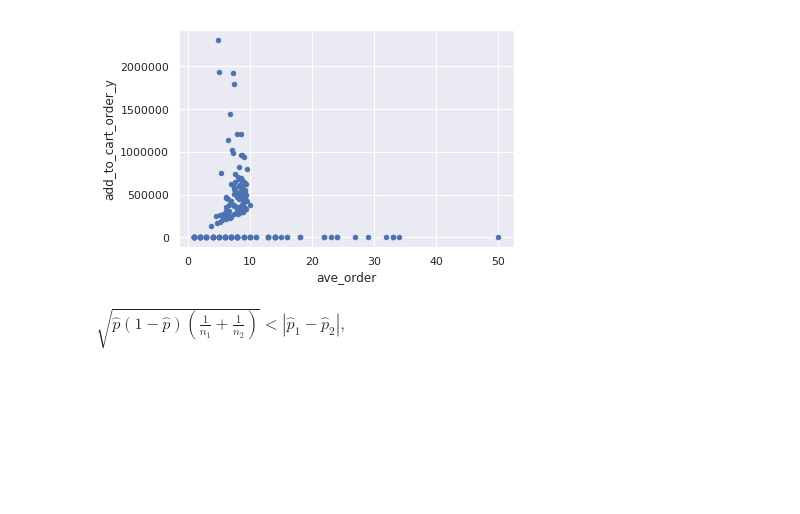
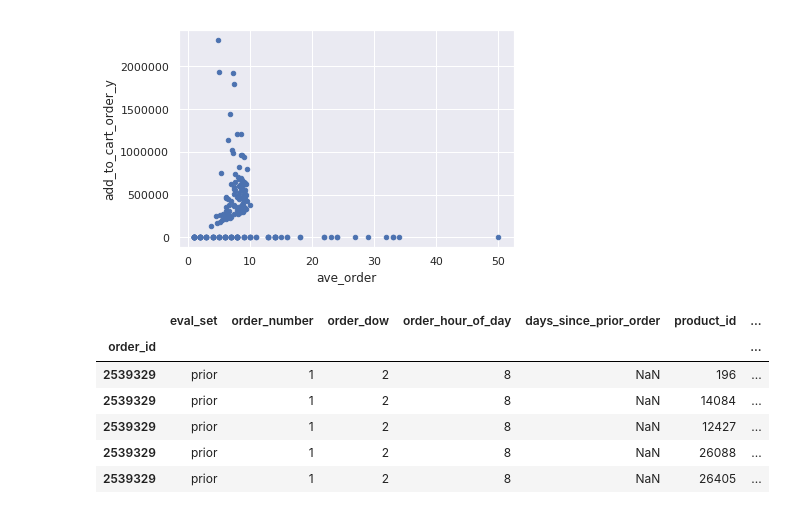
Before and after one commit to SDashev/Springboard-Capstone-1, a Jupyter notebook: insta_cart_1.ipynb, the cells around one changed output. Saved outputs shown, nothing was run; the diff lists cells and outputs as text; code cells hidden in the pictures; blank space fills up the shorter version.

```diff
--- a/insta_cart_1.ipynb
+++ b/insta_cart_1.ipynb
@@ -427,5 +463,15 @@ freq.plot(kind='scatter', y='add_to_cart_order_y', x='ave_order')
 'c' argument looks like a single numeric RGB or RGBA sequence, which should be avoided as value-mapping will have precedence in case its length matches with 'x' & 'y'.  Please use a 2-D array with a s ...
 <matplotlib.axes._subplots.AxesSubplot at 0x...>
 [figure]
-# %% [markdown]
-$  \sqrt{\hat{p} (1-\hat{p}) \left(\frac{1}{n_1} +\frac{1}{ n_2} \right)} < \left| \hat{p}_1 - \hat{p}_2 \right|, $
+# %%
+df_all = pd.merge(left=orders, right=combine, left_on='order_id', right_on='order_id')
+# %%
+df_all.head()
+# %% [output]
+|  | eval_set | order_number | order_dow | order_hour_of_day | days_since_prior_order | product_id | ... |
+| order_id |  |  |  |  |  |  | ... |
+| 2539329 | prior | 1 | 2 | 8 | NaN | 196 | ... |
+| 2539329 | prior | 1 | 2 | 8 | NaN | 14084 | ... |
+| 2539329 | prior | 1 | 2 | 8 | NaN | 12427 | ... |
+| 2539329 | prior | 1 | 2 | 8 | NaN | 26088 | ... |
+| 2539329 | prior | 1 | 2 | 8 | NaN | 26405 | ... |
```
Also changed, not shown: parts of 22 cells of this notebook.
